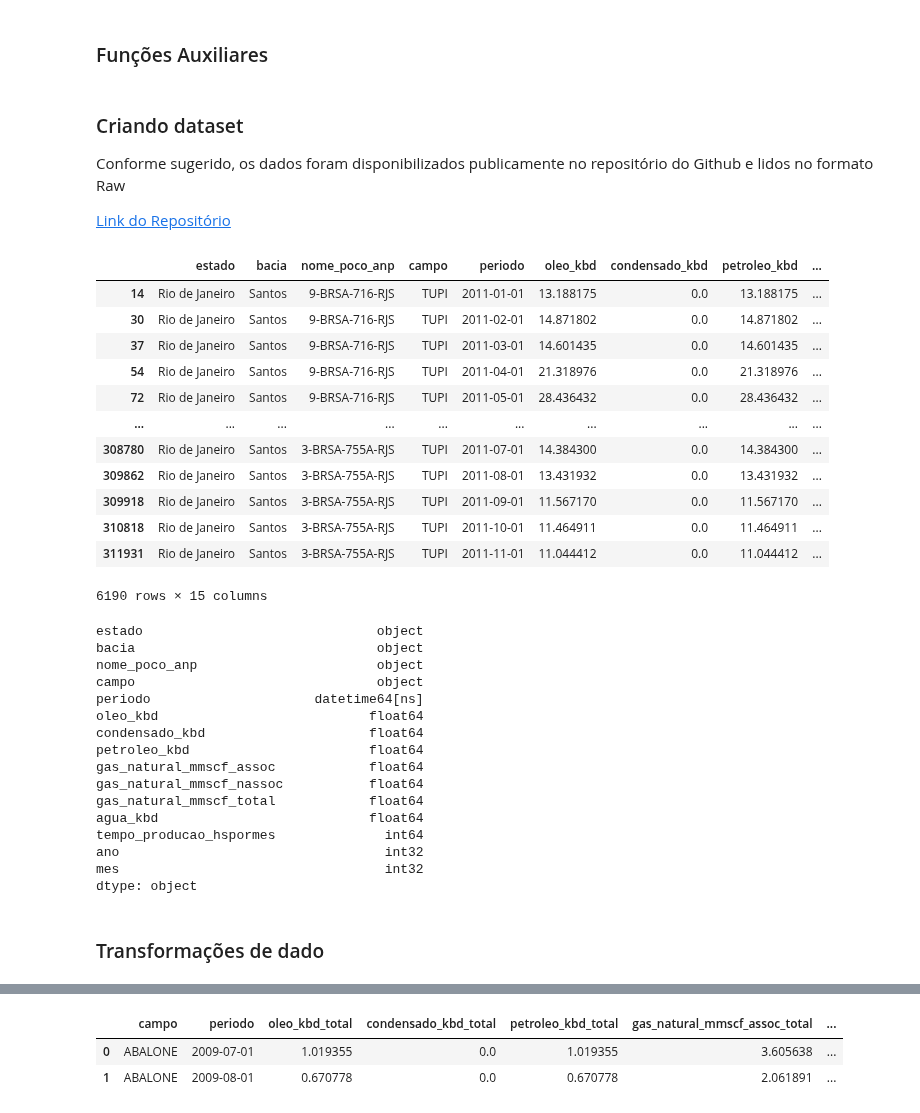
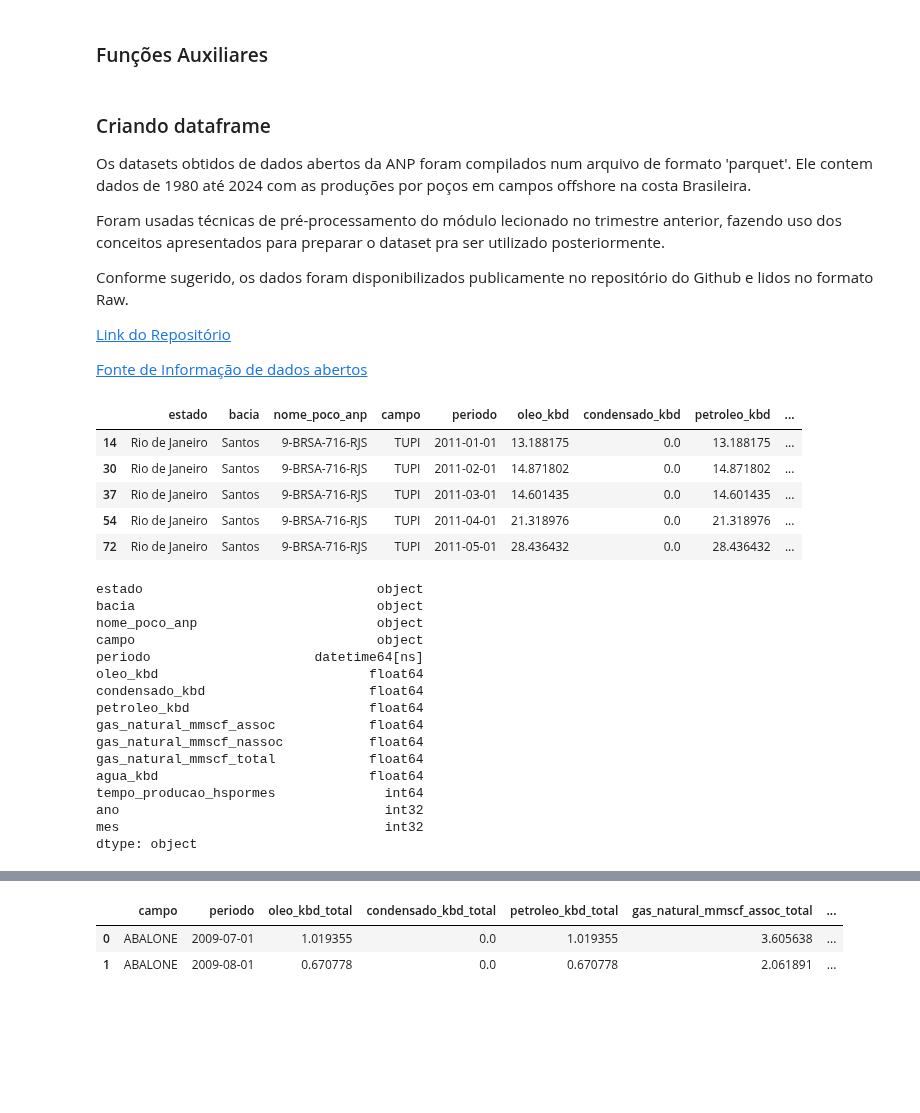
Before and after one commit to brainopensource/datascience-mvp, a Jupyter notebook: MVP_Machine_Learning_&_Analytics.ipynb, the cells around one changed output, grey strips where cells are left out. Drawn from its saved outputs; the diff is of its cells as text; code cells hidden in the pictures; blank space fills up the shorter version.

```diff
--- a/MVP_Machine_Learning_&_Analytics.ipynb
+++ b/MVP_Machine_Learning_&_Analytics.ipynb
@@ -72,45 +80,43 @@ def calc_tempo_produzindo(df):
-# %% [markdown]
-### Criando dataset
-
-Conforme sugerido, os dados foram disponibilizados publicamente no repositório do Github e lidos no formato Raw
-
-[Link do Repositório](https://github.com/brainopensource/datascience-mvp)
+# %% [markdown]
+### Criando dataframe
+Os datasets obtidos de dados abertos da ANP foram compilados num arquivo de formato 'parquet'. Ele contem dados de 1980 até 2024 com as produções por poços em campos offshore na costa Brasileira.
+
+Foram usadas técnicas de pré-processamento do módulo lecionado no trimestre anterior, fazendo uso dos conceitos apresentados para preparar o dataset pra ser utilizado posteriormente.
+
+Conforme sugerido, os dados foram disponibilizados publicamente no repositório do Github e lidos no formato Raw.
+
+[Link do Repositório](https://github.com/brainopensource/datascience-mvp)
+
+[Fonte de Informação de dados abertos](https://cdp.anp.gov.br/ords/r/cdp_apex/consulta-dados-publicos-cdp/consulta-produ%C3%A7%C3%A3o-por-po%C3%A7o)
 # %%
 url = "https://raw.githubusercontent.com/brainopensource/datascience-mvp/refs/heads/ml-analytics-mvp/datasets/monthly_production_concat/1980_2024_BR_production_data.parquet"
 
 df_prod_base = pd.read_parquet(url).reset_index(drop=True)
 
-# Display the DataFrame to verify
-display(df_prod_base[df_prod_base['campo'] == 'TUPI'])
+# Exibindo um subset com os dados referente ao campo TUPI e seus tipos de dados por coluna
+display(df_prod_base[df_prod_base['campo'] == 'TUPI'].head(5))
 
 print(df_prod_base.dtypes)
 # %% [output]
 |  | estado | bacia | nome_poco_anp | campo | periodo | oleo_kbd | condensado_kbd | petroleo_kbd | ... |
 | 14 | Rio de Janeiro | Santos | 9-BRSA-716-RJS | TUPI | 2011-01-01 | 13.188175 | 0.0 | 13.188175 | ... |
 | 30 | Rio de Janeiro | Santos | 9-BRSA-716-RJS | TUPI | 2011-02-01 | 14.871802 | 0.0 | 14.871802 | ... |
 | 37 | Rio de Janeiro | Santos | 9-BRSA-716-RJS | TUPI | 2011-03-01 | 14.601435 | 0.0 | 14.601435 | ... |
 | 54 | Rio de Janeiro | Santos | 9-BRSA-716-RJS | TUPI | 2011-04-01 | 21.318976 | 0.0 | 21.318976 | ... |
 | 72 | Rio de Janeiro | Santos | 9-BRSA-716-RJS | TUPI | 2011-05-01 | 28.436432 | 0.0 | 28.436432 | ... |
-| ... | ... | ... | ... | ... | ... | ... | ... | ... | ... |
-| 308780 | Rio de Janeiro | Santos | 3-BRSA-755A-RJS | TUPI | 2011-07-01 | 14.384300 | 0.0 | 14.384300 | ... |
-| 309862 | Rio de Janeiro | Santos | 3-BRSA-755A-RJS | TUPI | 2011-08-01 | 13.431932 | 0.0 | 13.431932 | ... |
-| 309918 | Rio de Janeiro | Santos | 3-BRSA-755A-RJS | TUPI | 2011-09-01 | 11.567170 | 0.0 | 11.567170 | ... |
-| 310818 | Rio de Janeiro | Santos | 3-BRSA-755A-RJS | TUPI | 2011-10-01 | 11.464911 | 0.0 | 11.464911 | ... |
-| 311931 | Rio de Janeiro | Santos | 3-BRSA-755A-RJS | TUPI | 2011-11-01 | 11.044412 | 0.0 | 11.044412 | ... |
-6190 rows × 15 columns
+estado                              object
+bacia                               object
+nome_poco_anp                       object
+campo                               object
+periodo                     datetime64[ns]
+oleo_kbd                           float64
+condensado_kbd                     float64
+petroleo_kbd                       float64
+gas_natural_mmscf_assoc            float64
+gas_natural_mmscf_nassoc           float64
+gas_natural_mmscf_total            float64
+agua_kbd                           float64
+tempo_producao_hspormes              int64
+ano                                  int32
+mes                                  int32
+dtype: object
-estado                              object
-bacia                               object
-nome_poco_anp                       object
-campo                               object
-periodo                     datetime64[ns]
-oleo_kbd                           float64
-condensado_kbd                     float64
-petroleo_kbd                       float64
-gas_natural_mmscf_assoc            float64
-gas_natural_mmscf_nassoc           float64
-gas_natural_mmscf_total            float64
-agua_kbd                           float64
-tempo_producao_hspormes              int64
-ano                                  int32
-mes                                  int32
-dtype: object
@@ -128,2 +122,0 @@ campos = df_prod['campo'].unique()
-# %% [markdown]
-### Transformações de dado
```
Also changed, not shown: parts of 16 cells of this notebook.
